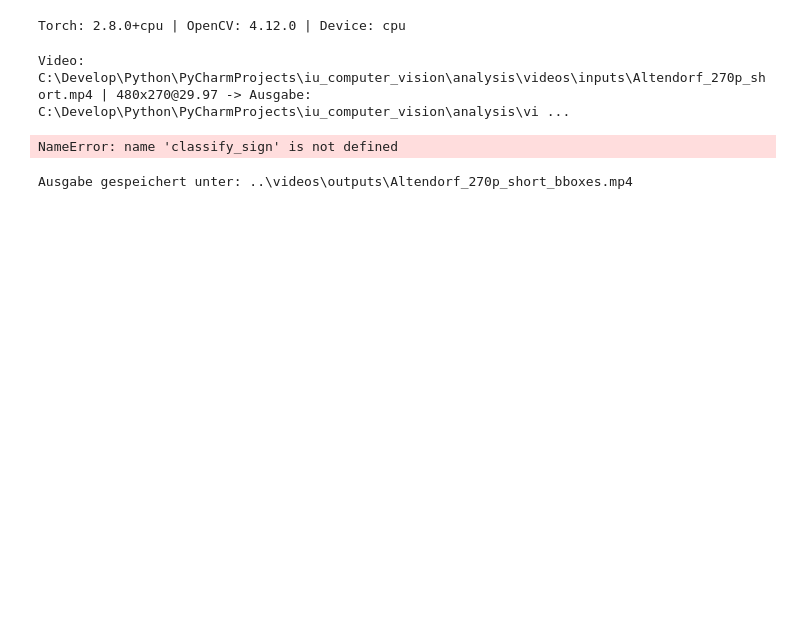
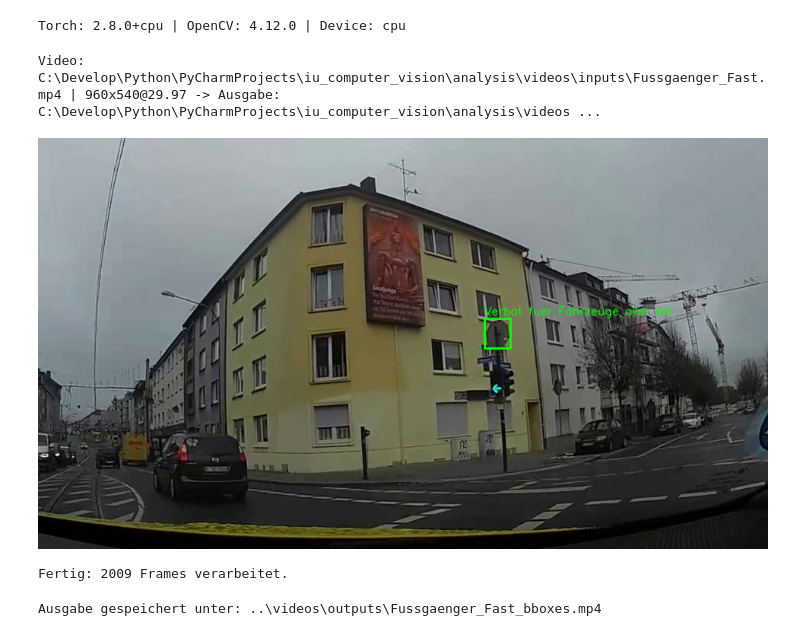
Before and after one commit to superdent/iu_computer_vision, a Jupyter notebook: analysis/notebooks/analyze_video.ipynb, the cells around one changed output. Cells and saved outputs as stored; diff of their text form; code cells hidden in the pictures; blank space fills up the shorter version.

Commit message:
Fussgaenger-Training Windows

```diff
--- a/analysis/notebooks/analyze_video.ipynb
+++ b/analysis/notebooks/analyze_video.ipynb
@@ -9,13 +9,13 @@ from PIL import Image
 import numpy as np
 # %%
 # Pfade/Dateinamen (plattformunabhängig)
-MODEL_PATH_GTSDB  = Path("../models/gtsdb.pt")
+MODEL_PATH_GTSDB  = Path("../models/gtsdb_plus_fussgaenger.pt")
 MODEL_PATH_GTSRB = Path("../models/gtsrb_colab.pt")
-VIDEO_PATH   = Path("../videos/inputs/Altendorf_270p_short.mp4")
+VIDEO_PATH   = Path("../videos/inputs/Fussgaenger_Fast.mp4")
 OUTPUT_VIDEO = Path(f"../videos/outputs/{VIDEO_PATH.stem}_bboxes.mp4")
 
 # Inferenz-Parameter GTSDB:
-CONF_THRES_GTSDB     = 0.5   # Mindest-Konfidenz für Detections
+CONF_THRES_GTSDB     = 0.25   # Mindest-Konfidenz für Detections
 IOU_THRES_GTSDB      = 0.45   # IoU-Schwelle für NMS (Dubletten-Unterdrückung)
 
 # Classifications-Parameter GTSRB:
@@ -92,6 +92,7 @@ GTSRB_LABELS_DE = [
     "Kreisverkehr (vorgeschrieben)",                            # 00040
     "Ende des Überholverbots",                                  # 00041
     "Ende des Überholverbots für Fahrzeuge über 3,5 t"          # 00042
+    "Fussgängerüberweg"                                         # 00043
 ]
 
 TRANSLIT = str.maketrans({"ä":"ae","ö":"oe","ü":"ue","Ä":"Ae","Ö":"Oe","Ü":"Ue","ß":"ss"})
@@ -108,6 +109,9 @@ _out_abs   = Path(OUTPUT_VIDEO).resolve()
 
 if not _video_abs.is_file():
     raise FileNotFoundError(f"Video-Datei nicht gefunden: {_video_abs}")
+
+cv2.setUseOptimized(True)
+cv2.setNumThreads(4)
 
 cap = cv2.VideoCapture(str(_video_abs))
 if not cap.isOpened():
@@ -128,4 +132,4 @@ def _show(frame_bgr):
 
 print(f"Video: {_video_abs} | {w}x{h}@{fps:.2f} -> Ausgabe: {_out_abs}")
 # %% [output]
-Video: C:\Develop\Python\PyCharmProjects\iu_computer_vision\analysis\videos\inputs\Altendorf_270p_short.mp4 | 480x270@29.97 -> Ausgabe: C:\Develop\Python\PyCharmProjects\iu_computer_vision\analysis\vi ...
+Video: C:\Develop\Python\PyCharmProjects\iu_computer_vision\analysis\videos\inputs\Fussgaenger_Fast.mp4 | 960x540@29.97 -> Ausgabe: C:\Develop\Python\PyCharmProjects\iu_computer_vision\analysis\videos ...
@@ -169,28 +237,6 @@ BATCH_SIZE = 64
 frame_idx = 0
 frames = []
 next_display_at = DISPLAY_EVERY if DISPLAY_EVERY and DISPLAY_EVERY > 0 else None
-
-def process_batch(results, frames, writer, frame_idx):
-    last_frame = None
-    for res, frm in zip(results, frames):
-        boxes = res.boxes
-        if boxes and len(boxes) > 0:
-            for b in boxes:
-                x1, y1, x2, y2 = map(int, b.xyxy[0].tolist())
-                conf = float(b.conf[0])
-                label = classify_sign(b, frm)
-                if label is None:
-                    continue
-                idx = int(label)
-                label = get_gtsrb_label(idx)
-                cv2.rectangle(frm, (x1, y1), (x2, y2), (0, 255, 0), 2)
-                cv2.putText(frm, label, (x1, max(0, y1-5)),
-                            cv2.FONT_HERSHEY_SIMPLEX, 0.5, (0,255,0), 1, cv2.LINE_AA)
-        writer.write(frm)
-        frame_idx += 1
-        last_frame = frm
-    return frame_idx, last_frame
-
 
 # Frames in Batches lesen und direkt verarbeiten
 while True:
@@ -205,35 +251,36 @@ while True:
             conf=CONF_THRES_GTSDB,
             iou=IOU_THRES_GTSDB,
             device=_device,
             verbose=False
         )
-        frame_idx, last_frame = process_batch(results, frames, writer, frame_idx)
+        frame_idx, last_frame = process_batch_detect(results, frames, writer, frame_idx)
 
         if next_display_at is not None and frame_idx >= next_display_at:
             _show(last_frame)
             next_display_at += DISPLAY_EVERY
 
         frames.clear()
 
 # Restbatch
 if frames:
     results = model_gtsdb.predict(
         source=frames,
         conf=CONF_THRES_GTSDB,
         iou=IOU_THRES_GTSDB,
         device=_device,
         stream=True,
         verbose=False
     )
     frame_idx, last_frame = process_batch(results, frames, writer, frame_idx)
 
     if next_display_at is not None and frame_idx >= next_display_at:
         _show(last_frame)
         next_display_at += DISPLAY_EVERY
 
 print(f"Fertig: {frame_idx} Frames verarbeitet.")
 # %% [output]
+[figure, added]
-NameError: name 'classify_sign' is not defined
+Fertig: 2009 Frames verarbeitet.
 # %%
 # Cleanup
 cap.release()
@@ -241,4 +288,4 @@ writer.release()
 cv2.destroyAllWindows()
 print(f"Ausgabe gespeichert unter: {OUTPUT_VIDEO}")
 # %% [output]
-Ausgabe gespeichert unter: ..\videos\outputs\Altendorf_270p_short_bboxes.mp4
+Ausgabe gespeichert unter: ..\videos\outputs\Fussgaenger_Fast_bboxes.mp4
```
Also changed, not shown: parts of 2 cells of this notebook, 43 other files.
